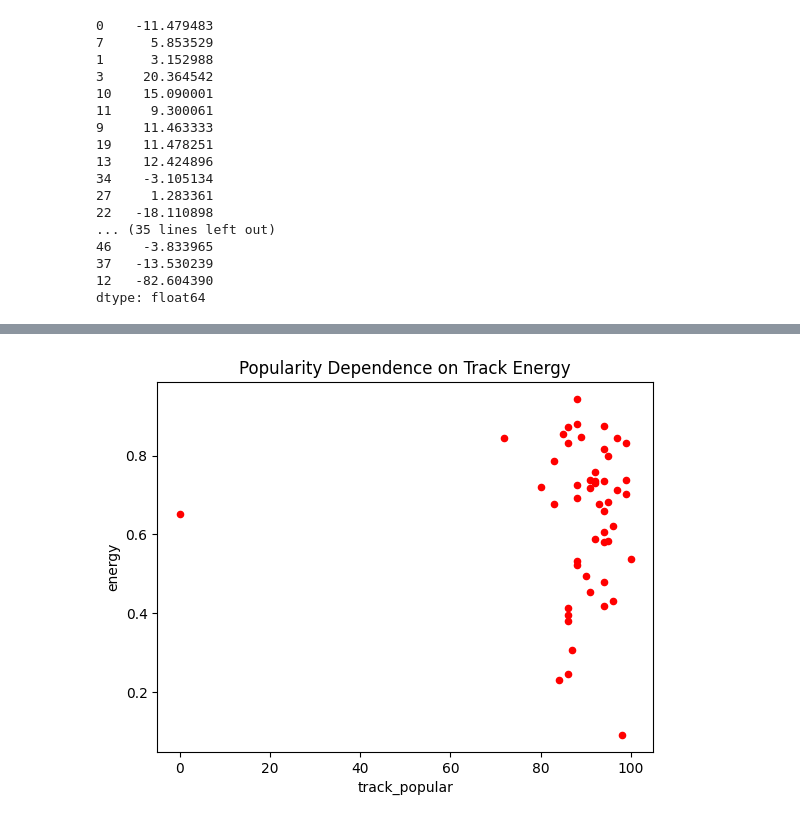
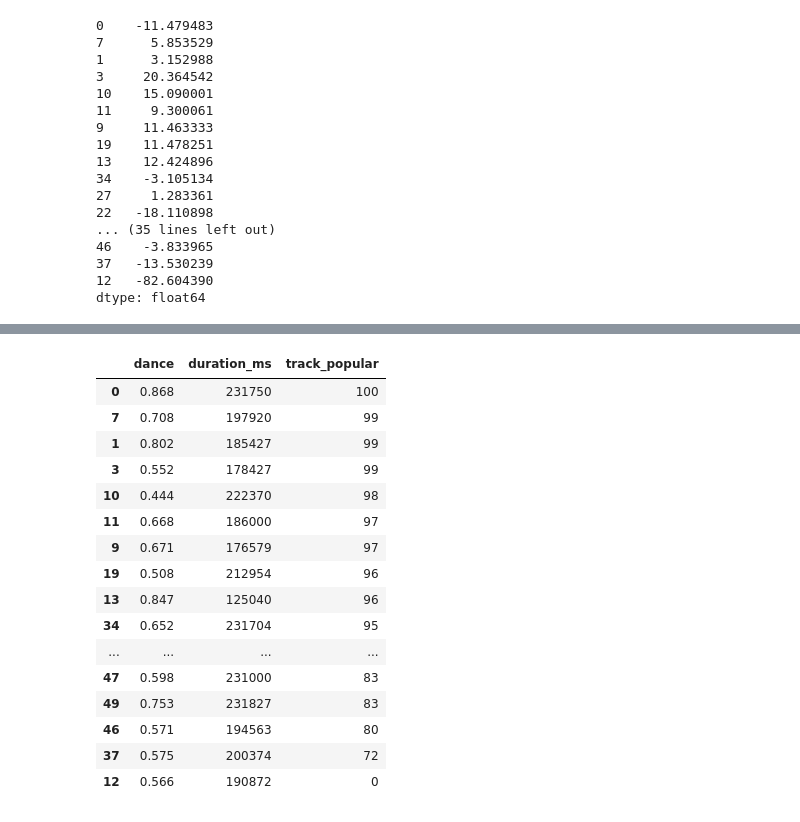
Before and after one commit to zhiravetska/Python_Part2, a Jupyter notebook: Spotify_getting_artists.ipynb, the cells around one changed output, grey strips where cells are left out. Saved outputs shown, nothing was run; the diff lists cells and outputs as text; code cells hidden in the pictures.

```diff
--- a/Spotify_getting_artists.ipynb
+++ b/Spotify_getting_artists.ipynb
@@ -503,13 +493,0 @@ plt.show()
-# %%
-ari_sort_pop.plot(kind='scatter',
-        x='track_popular',
-        y='energy',
-        color='red')
-
-# set the title
-plt.title('Popularity Dependence on Track Energy')
-
-# show the plot
-plt.show()
-# %% [output]
-[figure, removed]
@@ -515,0 +496,22 @@ plt.show()
+# %%
+# DF with only track popularity , danceability and duration
+dance_duration_df = ari_sort_pop[['dance', 'duration_ms', 'track_popular']]
+dance_duration_df
+# %% [output]
+|  | dance | duration_ms | track_popular |
+| 0 | 0.868 | 231750 | 100 |
+| 7 | 0.708 | 197920 | 99 |
+| 1 | 0.802 | 185427 | 99 |
+| 3 | 0.552 | 178427 | 99 |
+| 10 | 0.444 | 222370 | 98 |
+| 11 | 0.668 | 186000 | 97 |
+| 9 | 0.671 | 176579 | 97 |
+| 19 | 0.508 | 212954 | 96 |
+| 13 | 0.847 | 125040 | 96 |
+| 34 | 0.652 | 231704 | 95 |
+| ... | ... | ... | ... |
+| 47 | 0.598 | 231000 | 83 |
+| 49 | 0.753 | 231827 | 83 |
+| 46 | 0.571 | 194563 | 80 |
+| 37 | 0.575 | 200374 | 72 |
+| 12 | 0.566 | 190872 | 0 |
```
Also changed, not shown: parts of 18 cells of this notebook.
